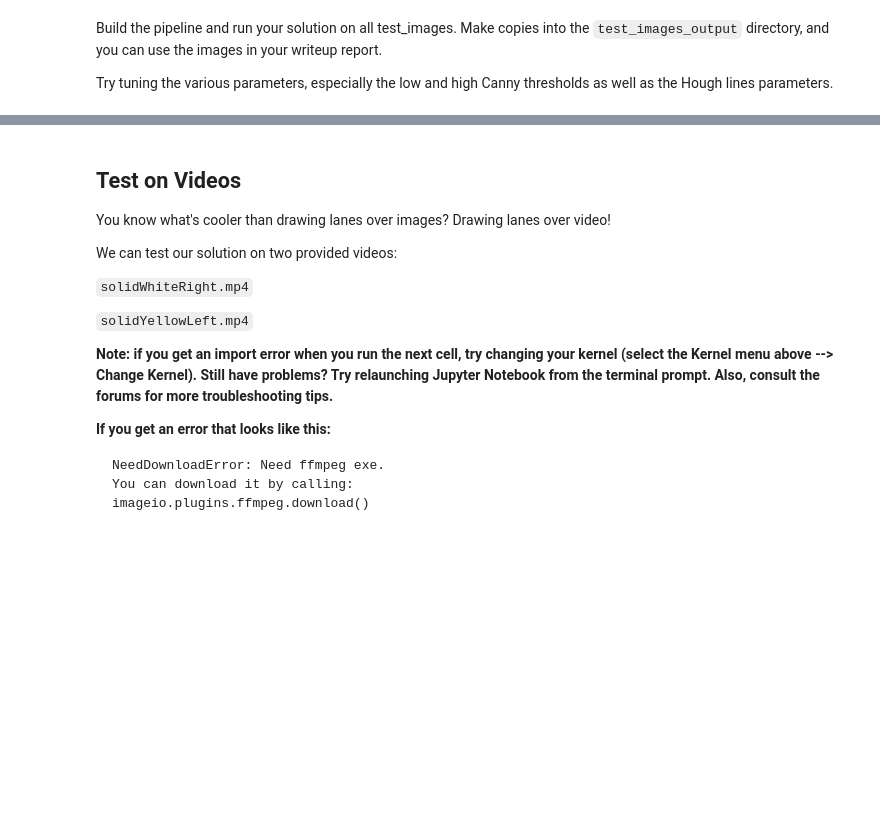
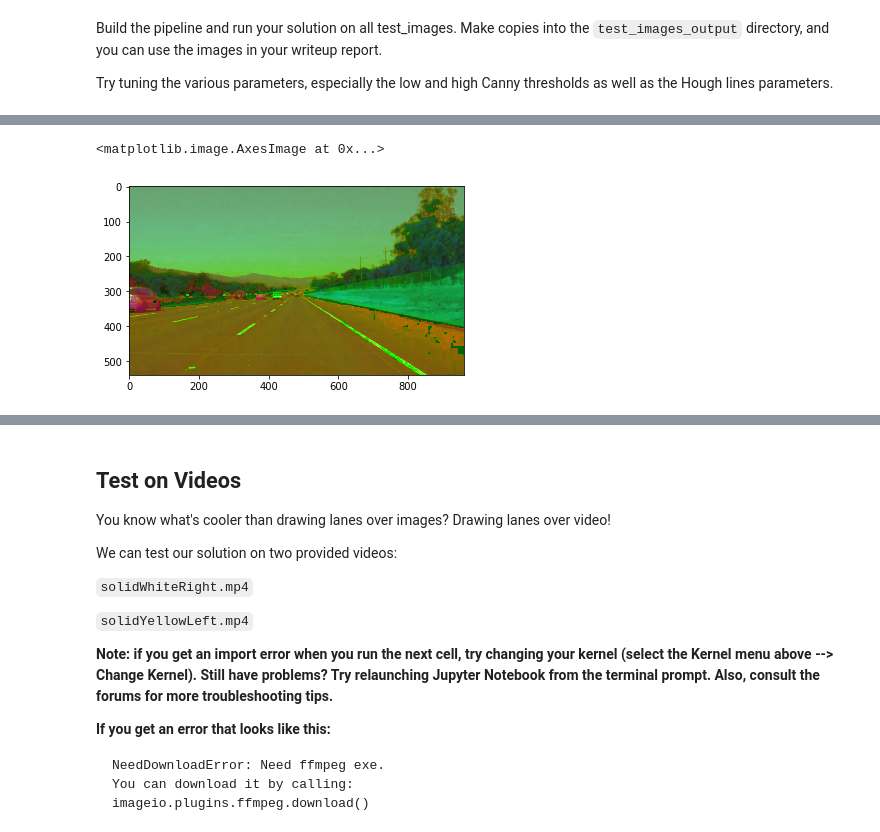
Before and after one commit to leoybkim/CarND-LaneLines-P1, a Jupyter notebook: P1.ipynb, the cells around one changed output, grey strips where cells are left out. Drawn from its saved outputs; the diff is of its cells as text; code cells hidden in the pictures; blank space fills up the shorter version.

```diff
--- a/P1.ipynb
+++ b/P1.ipynb
@@ -201,0 +215,6 @@ Try tuning the various parameters, especially the low and high Canny thresholds
+# %%
+hsl_image = to_hsl(image)
+plt.imshow(hsl_image)
+# %% [output]
+<matplotlib.image.AxesImage at 0x...>
+[figure, added]
```
Also changed, not shown: parts of 24 cells of this notebook, 3 other files.
